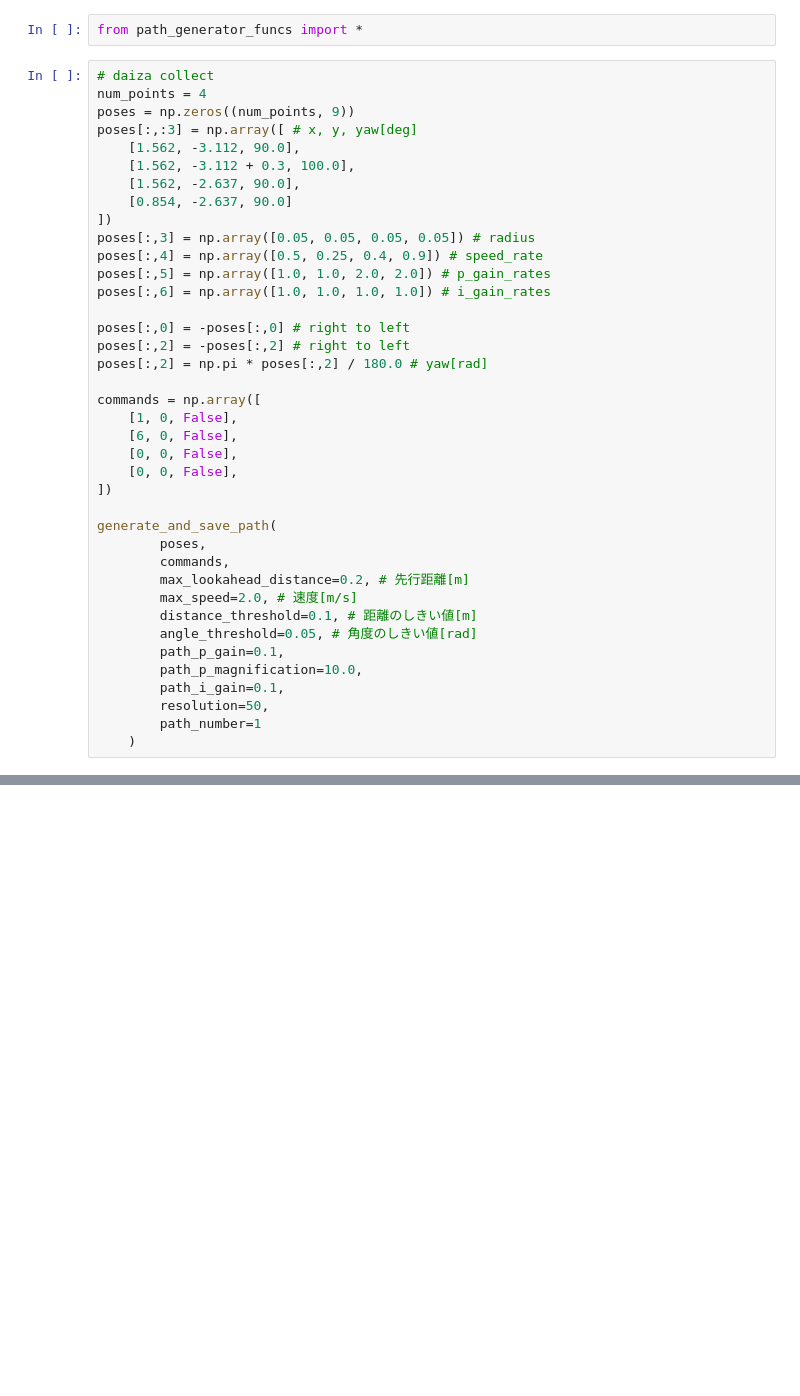
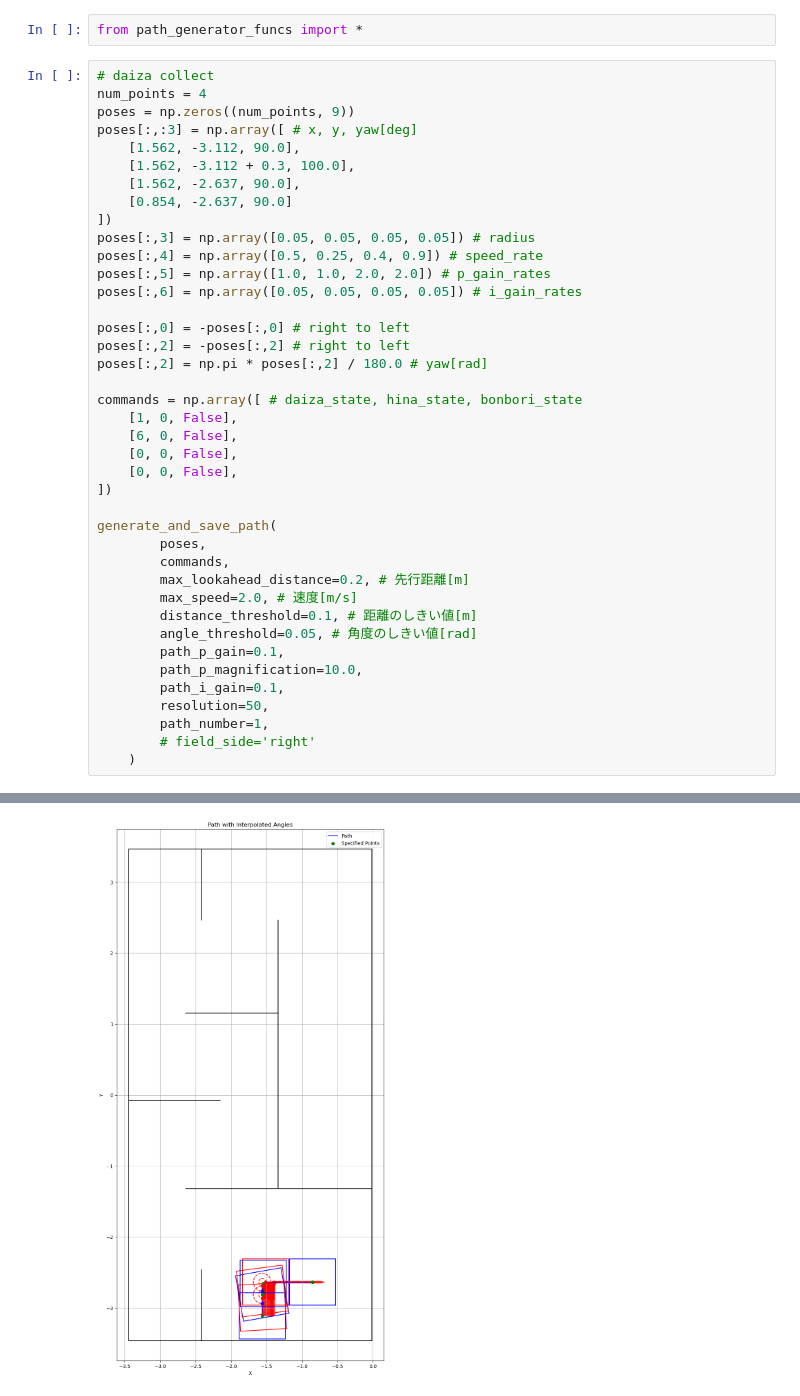
Before and after one commit to NeyagawaRobocons/chassis_haru_robo2024, a Jupyter notebook: pure_pursuit/pure_pursuit/path_generator.ipynb, the cells around one changed output, grey strips where cells are left out. Saved outputs shown, nothing was run; the diff lists cells and outputs as text; blank space fills up the shorter version.

```diff
--- a/pure_pursuit/pure_pursuit/path_generator.ipynb
+++ b/pure_pursuit/pure_pursuit/path_generator.ipynb
@@ -13,13 +13,13 @@ poses[:,:3] = np.array([ # x, y, yaw[deg]
 poses[:,3] = np.array([0.05, 0.05, 0.05, 0.05]) # radius
 poses[:,4] = np.array([0.5, 0.25, 0.4, 0.9]) # speed_rate
 poses[:,5] = np.array([1.0, 1.0, 2.0, 2.0]) # p_gain_rates
-poses[:,6] = np.array([1.0, 1.0, 1.0, 1.0]) # i_gain_rates
+poses[:,6] = np.array([0.05, 0.05, 0.05, 0.05]) # i_gain_rates
 
 poses[:,0] = -poses[:,0] # right to left
 poses[:,2] = -poses[:,2] # right to left
 poses[:,2] = np.pi * poses[:,2] / 180.0 # yaw[rad]
 
-commands = np.array([
+commands = np.array([ # daiza_state, hina_state, bonbori_state
     [1, 0, False],
     [6, 0, False],
     [0, 0, False],
@@ -37,6 +37,7 @@ generate_and_save_path(
         path_p_magnification=10.0,
         path_i_gain=0.1,
         resolution=50,
-        path_number=1
+        path_number=1,
+        # field_side='right'
     )
 # %% [output]
@@ -43,0 +47 @@ TypeError: generate_and_save_path() got an unexpected keyword argument 'distance
+[figure, added]
```
Also changed, not shown: parts of 6 cells of this notebook, 12 other files.
